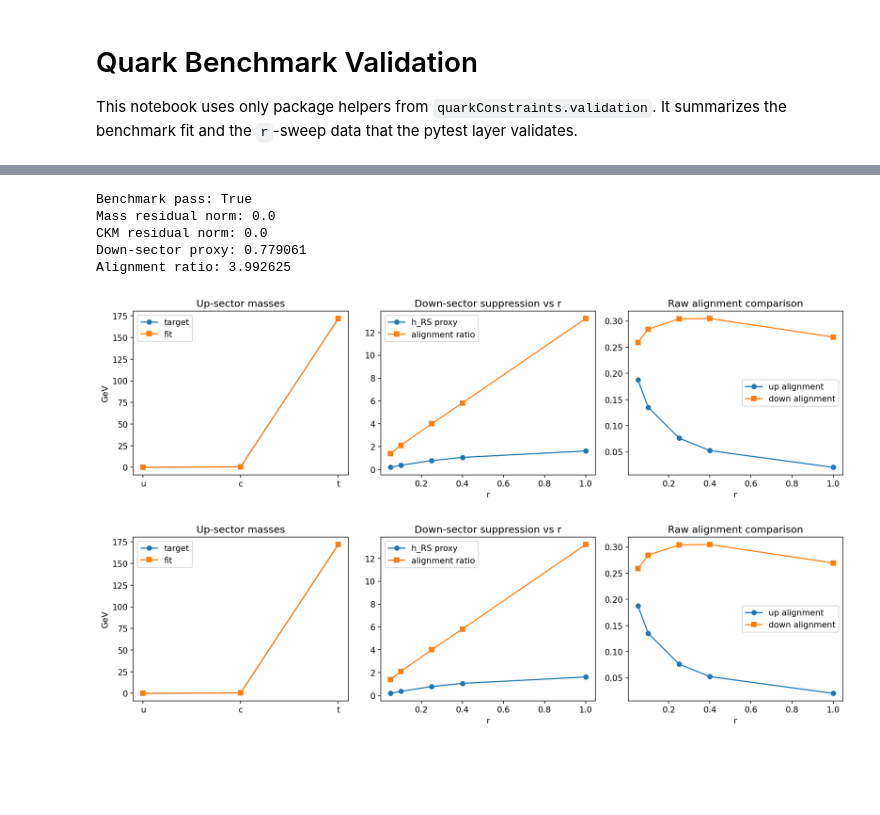
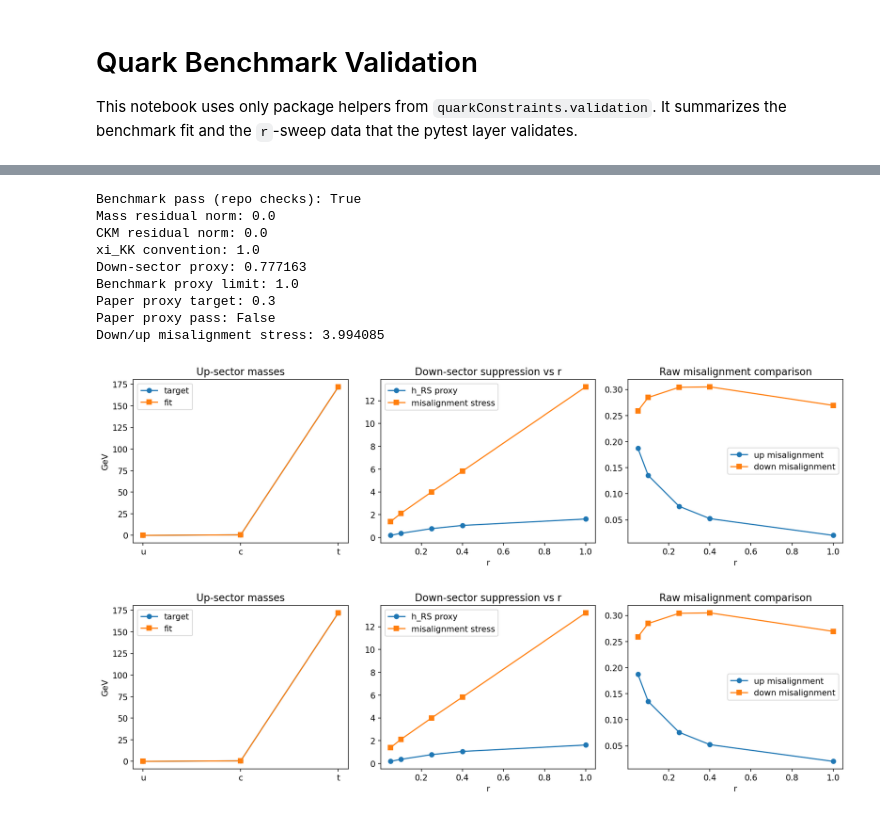
Before and after one commit to OscarBarreraGithub/5D-Neutrino-Mixing, a Jupyter notebook: quarkConstraints/quark_benchmark_validation.ipynb, the cells around one changed output, grey strips where cells are left out. Saved outputs shown, nothing was run; the diff lists cells and outputs as text; code cells hidden in the pictures; blank space fills up the shorter version.

Commit message:
Clarify quark benchmark proxy conventions

```diff
--- a/quarkConstraints/quark_benchmark_validation.ipynb
+++ b/quarkConstraints/quark_benchmark_validation.ipynb
@@ -23,41 +25,49 @@ summary = benchmark_fit_summary(solution)
 bench = benchmark_plot_data(max_nfev=120)
 sweep = r_sweep_plot_data([0.05, 0.1, 0.25, 0.4, 1.0], max_nfev=100)
 
-print('Benchmark pass:', summary.passes_all)
+print('Benchmark pass (repo checks):', summary.passes_all)
 print('Mass residual norm:', round(summary.mass_residual_norm, 6))
 print('CKM residual norm:', round(summary.ckm_residual_norm, 6))
+print('xi_KK convention:', round(summary.xi_kk, 6))
 print('Down-sector proxy:', round(summary.down_proxy, 6))
-print('Alignment ratio:', round(summary.alignment_metric, 6))
+print('Benchmark proxy limit:', round(summary.proxy_limit, 6))
+print('Paper proxy target:', round(summary.paper_proxy_target, 6))
+print('Paper proxy pass:', summary.passes_paper_proxy)
+print('Down/up misalignment stress:', round(summary.down_to_up_misalignment_ratio, 6))
 # %% [output]
-Benchmark pass: True
+Benchmark pass (repo checks): True
 Mass residual norm: 0.0
 CKM residual norm: 0.0
-Down-sector proxy: 0.779061
-Alignment ratio: 3.992625
+xi_KK convention: 1.0
+Down-sector proxy: 0.777163
+Benchmark proxy limit: 1.0
+Paper proxy target: 0.3
+Paper proxy pass: False
+Down/up misalignment stress: 3.994085
 # %%
 fig, axes = plt.subplots(1, 3, figsize=(14, 4))
 
 labels = ['u', 'c', 't']
 axes[0].plot(labels, bench['target_masses_up'], marker='o', label='target')
 axes[0].plot(labels, bench['fit_masses_up'], marker='s', label='fit')
 axes[0].set_title('Up-sector masses')
 axes[0].set_ylabel('GeV')
 axes[0].legend()
 
 axes[1].plot(sweep['r_values'], sweep['down_proxy'], marker='o', label='h_RS proxy')
-axes[1].plot(sweep['r_values'], sweep['alignment_ratio'], marker='s', label='alignment ratio')
+axes[1].plot(sweep['r_values'], sweep['down_to_up_misalignment_ratio'], marker='s', label='misalignment stress')
 axes[1].set_title('Down-sector suppression vs r')
 axes[1].set_xlabel('r')
 axes[1].legend()
 
-axes[2].plot(sweep['r_values'], sweep['up_alignment'], marker='o', label='up alignment')
-axes[2].plot(sweep['r_values'], sweep['alignment_metric'], marker='s', label='down alignment')
-axes[2].set_title('Raw alignment comparison')
+axes[2].plot(sweep['r_values'], sweep['up_misalignment'], marker='o', label='up misalignment')
+axes[2].plot(sweep['r_values'], sweep['down_misalignment'], marker='s', label='down misalignment')
+axes[2].set_title('Raw misalignment comparison')
 axes[2].set_xlabel('r')
 axes[2].legend()
 
 fig.tight_layout()
 fig
 # %% [output]
-[figure, old version]
+[figure, new version]
-[figure, old version]
+[figure, new version]
```
Also changed, not shown: parts of 1 cell of this notebook, 11 other files.
